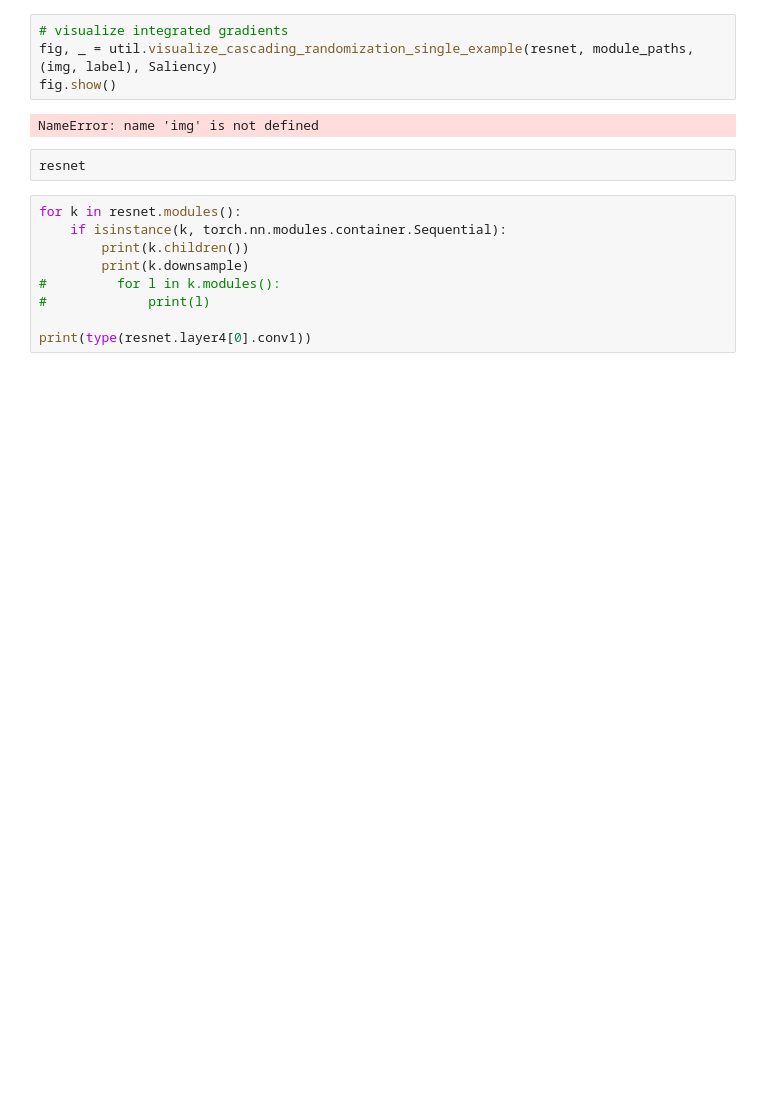
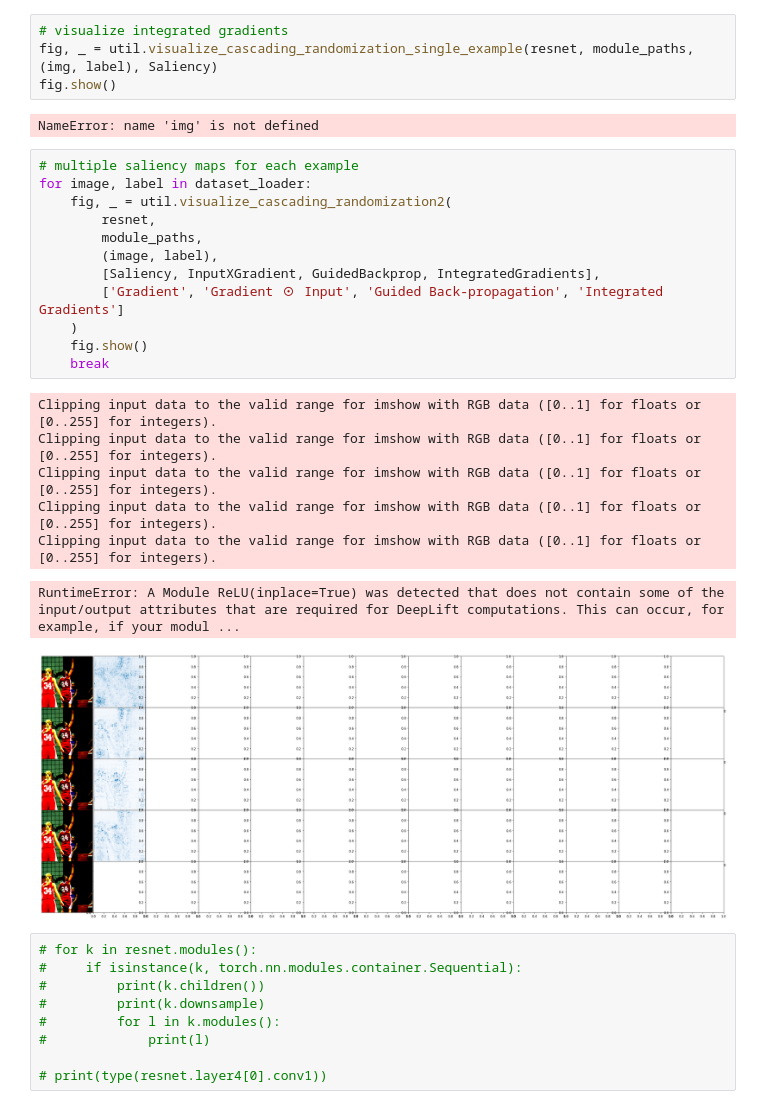
Before and after one commit to Heyjuke58/sanity_checks_pytorch, a Jupyter notebook: cascading_randomization_resnet.ipynb, the cells around one changed output. Cells and saved outputs as stored; diff of their text form; blank space fills up the shorter version.

```diff
--- a/cascading_randomization_resnet.ipynb
+++ b/cascading_randomization_resnet.ipynb
@@ -172,14 +154,32 @@ fig, _ = util.visualize_cascading_randomization_single_example(resnet, module_pa
 fig.show()
 # %% [output]
 NameError: name 'img' is not defined
-# %%
-resnet
+# %%
+# multiple saliency maps for each example
+for image, label in dataset_loader:
+    fig, _ = util.visualize_cascading_randomization2(
+        resnet,
+        module_paths,
+        (image, label),
+        [Saliency, InputXGradient, GuidedBackprop, IntegratedGradients],
+        ['Gradient', 'Gradient ⊙ Input', 'Guided Back-propagation', 'Integrated Gradients']
+    )
+    fig.show()
+    break
+# %% [output]
+Clipping input data to the valid range for imshow with RGB data ([0..1] for floats or [0..255] for integers).
+Clipping input data to the valid range for imshow with RGB data ([0..1] for floats or [0..255] for integers).
+Clipping input data to the valid range for imshow with RGB data ([0..1] for floats or [0..255] for integers).
+Clipping input data to the valid range for imshow with RGB data ([0..1] for floats or [0..255] for integers).
+Clipping input data to the valid range for imshow with RGB data ([0..1] for floats or [0..255] for integers).
+RuntimeError: A Module ReLU(inplace=True) was detected that does not contain some of the input/output attributes that are required for DeepLift computations. This can occur, for example, if your modul ...
+[figure, added]
 # %%
-for k in resnet.modules():
-    if isinstance(k, torch.nn.modules.container.Sequential):
-        print(k.children())
-        print(k.downsample)
+# for k in resnet.modules():
+#     if isinstance(k, torch.nn.modules.container.Sequential):
+#         print(k.children())
+#         print(k.downsample)
 #         for l in k.modules():
 #             print(l)
 
-print(type(resnet.layer4[0].conv1))
+# print(type(resnet.layer4[0].conv1))
```
Also changed, not shown: parts of 2 cells of this notebook.
